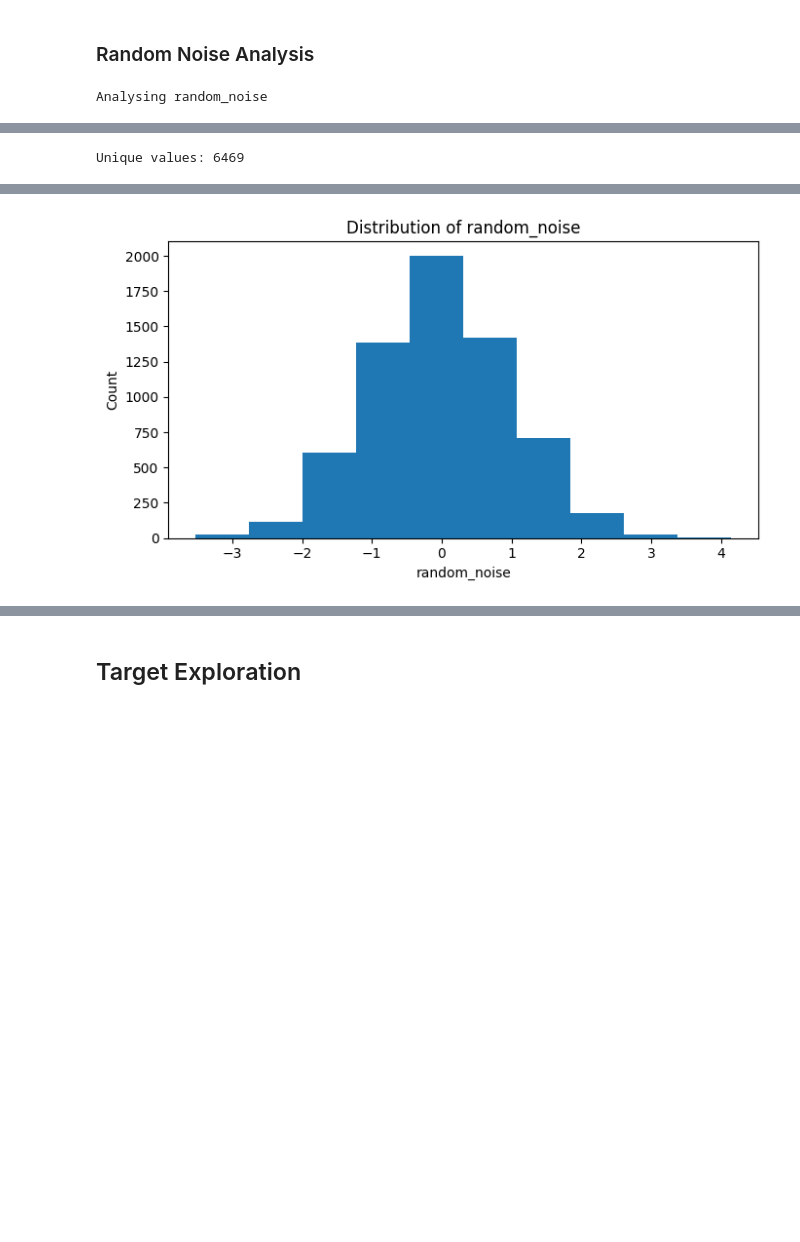
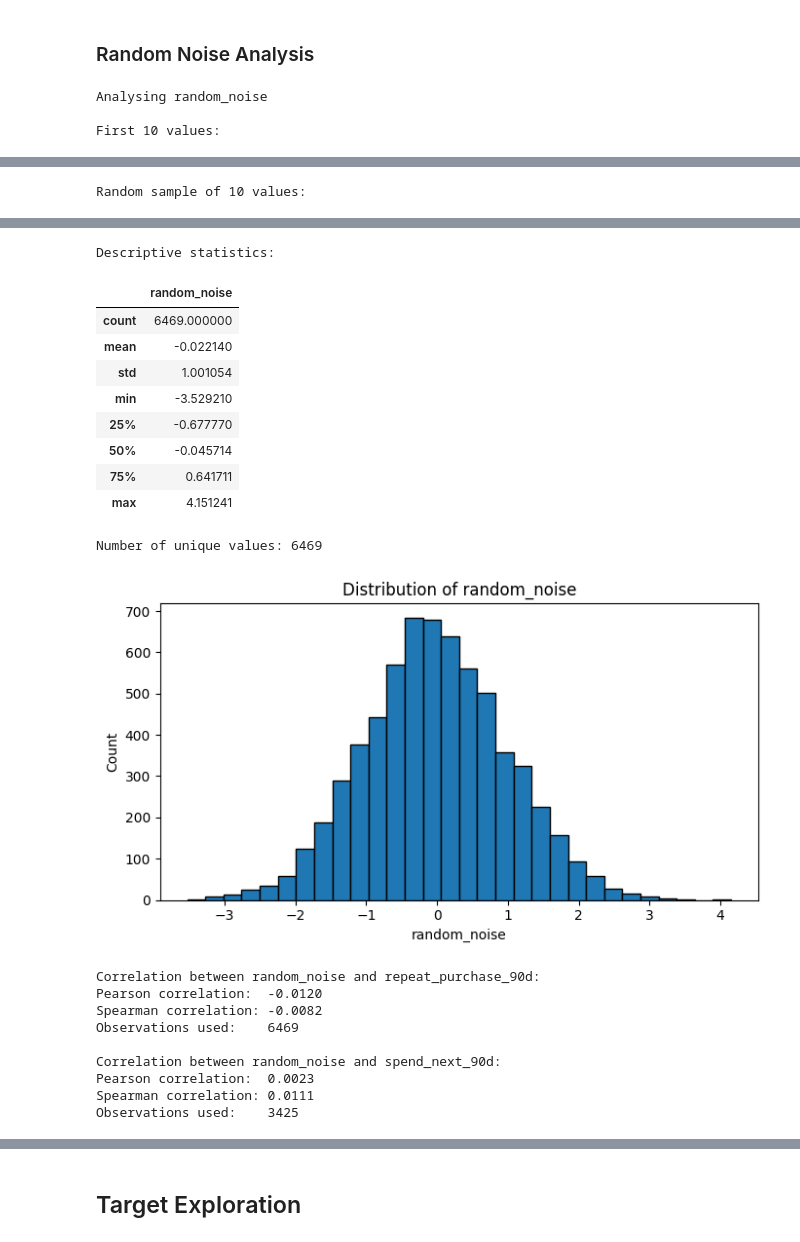
Before and after one commit to luisrafaelsoeiro/ETAI_Project, a Jupyter notebook: exploration.ipynb, the cells around one changed output, grey strips where cells are left out. Saved outputs shown, nothing was run; the diff lists cells and outputs as text; code cells hidden in the pictures; blank space fills up the shorter version.

Commit message:
random_noise analysis + NA 65 rows + correlation with targets

```diff
--- a/exploration.ipynb
+++ b/exploration.ipynb
@@ -1380,20 +1383,68 @@ Median spending is higher in the test set across the 90-, 180-, and 365-day wind
 for col in other_features:
 
     print(f"\nAnalysing {col}")
+
+    print("\nRandom sample of 10 values:")
+    display(
+        train[[col]].sample(
+            min(10, len(train)),
+            random_state=42
+        )
+    )
+
+    print("\nDescriptive statistics:")
     display(train[col].describe().to_frame())
 
-    print("Unique values:", train[col].nunique(dropna=True))
+    print("\nNumber of unique values:", train[col].nunique(dropna=True))
 
     plt.figure(figsize=(7, 4))
-    plt.hist(train[col].dropna())
+    plt.hist(train[col].dropna(), bins=30, edgecolor="black")
     plt.title(f"Distribution of {col}")
     plt.xlabel(col)
     plt.ylabel("Count")
     plt.tight_layout()
     plt.show()
 
+    targets = ["repeat_purchase_90d", "spend_next_90d"]
+
+    for target in targets:
+
+        if target in train.columns:
+
+            valid_data = train[[col, target]].dropna()
+
+            if (
+                pd.api.types.is_numeric_dtype(valid_data[col])
+                and pd.api.types.is_numeric_dtype(valid_data[target])
+                and valid_data[col].nunique() > 1
+                and valid_data[target].nunique() > 1
+            ):
+
+                pearson_corr = valid_data[col].corr(
+                    valid_data[target],
+                    method="pearson"
+                )
+
+                spearman_corr = valid_data[col].corr(
+                    valid_data[target],
+                    method="spearman"
+                )
+
+                print(f"\nCorrelation between {col} and {target}:")
+                print(f"Pearson correlation:  {pearson_corr:.4f}")
+                print(f"Spearman correlation: {spearman_corr:.4f}")
+                print(f"Observations used:    {len(valid_data)}")
+
+            else:
+                print(
+                    f"\nCannot calculate meaningful correlation "-
+                    f"between {col} and {target}."
+                )
+
 if not other_features:
     print("No random_noise column was found.")
 # %% [output]
 Analysing random_noise
+
+First 10 values:
 |  | random_noise |
@@ -1408 +1461 @@ Analysing random_noise
-Unique values: 6469
+Random sample of 10 values:
@@ -1409,4 +1473,24 @@ Unique values: 6469
+Descriptive statistics:
+|  | random_noise |
+| count | 6469.000000 |
+| mean | -0.022140 |
+| std | 1.001054 |
+| min | -3.529210 |
+| 25% | -0.677770 |
+| 50% | -0.045714 |
+| 75% | 0.641711 |
+| max | 4.151241 |
+Number of unique values: 6469
-[figure, old version]
+[figure, new version]
+Correlation between random_noise and repeat_purchase_90d:
+Pearson correlation:  -0.0120
+Spearman correlation: -0.0082
+Observations used:    6469
+
+Correlation between random_noise and spend_next_90d:
+Pearson correlation:  0.0023
+Spearman correlation: 0.0111
+Observations used:    3425
 # %% [markdown]
 - Distribution: random_noise is approximately centred around zero, with a mean of -0.02 and a median of -0.05.
 
```
Also changed, not shown: parts of 9 cells of this notebook.
